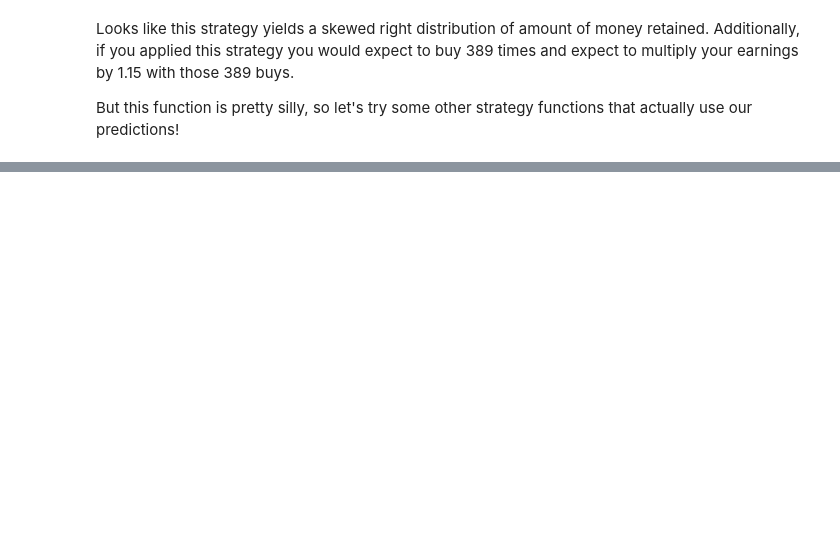
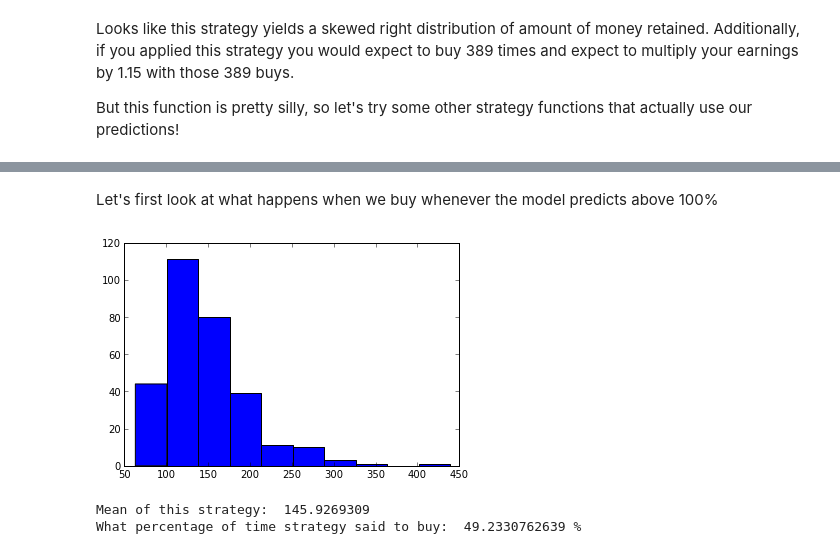
Before and after one commit to yuechen/SKY, a Jupyter notebook: ProcessJournal.ipynb, the cells around one changed output, grey strips where cells are left out. Saved outputs shown, nothing was run; the diff lists cells and outputs as text; code cells hidden in the pictures; blank space fills up the shorter version.

```diff
--- a/ProcessJournal.ipynb
+++ b/ProcessJournal.ipynb
@@ -1511,0 +1508,13 @@ buy above
+# %% [markdown]
+Let's first look at what happens when we buy whenever the model predicts above 100%
+# %%
+amount_retained_aoh, bought_aoh,size_test_aoh  = repeat_execute_strategy(predictor_lists, actuals, .25, 300, percent_increase_buy_above, 100.)
+# %%
+plt.hist(amount_retained_aoh)
+plt.show()
+print "Mean of this strategy: ", np.mean(amount_retained_aoh)
+print "What percentage of time strategy said to buy: ", float(sum(bought_aoh))/(float(len(bought_aoh))*size_test_aoh)*100, "%"
+# %% [output]
+[figure, added]
+Mean of this strategy:  145.9269309
+What percentage of time strategy said to buy:  49.2330762639 %
```
Also changed, not shown: parts of 12 cells of this notebook.
